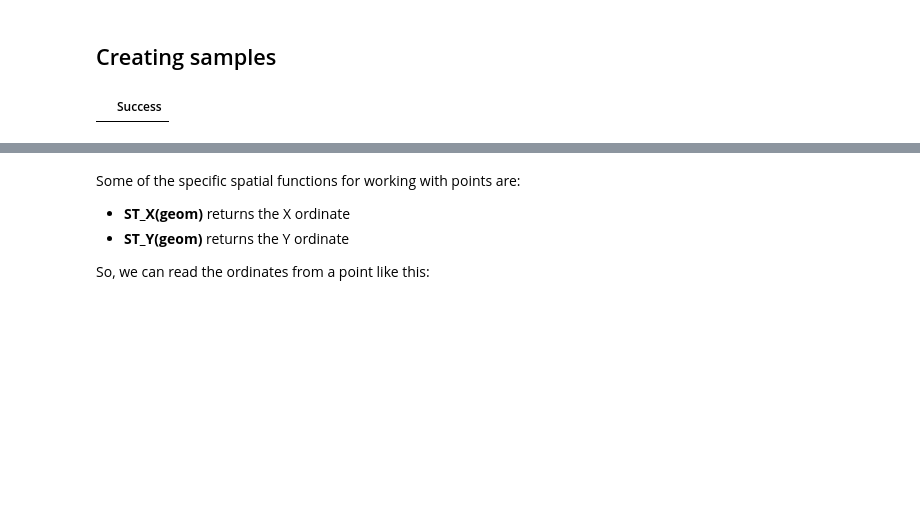
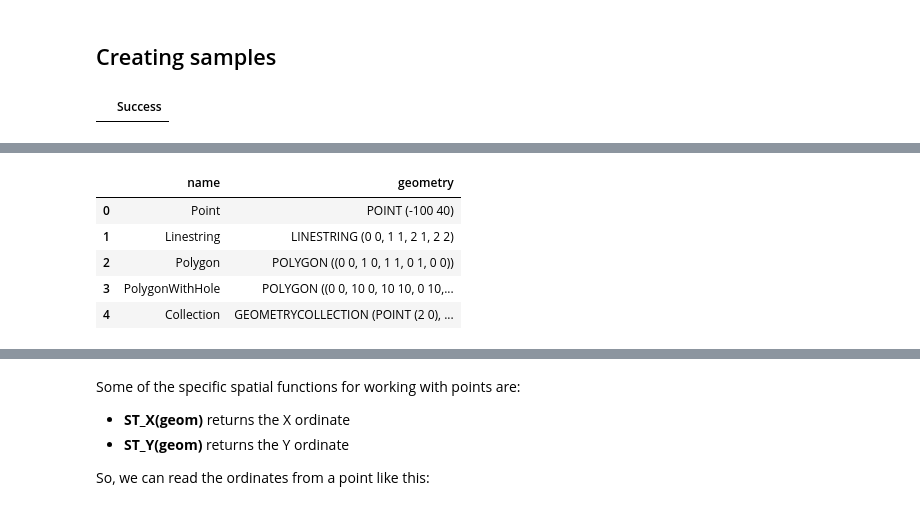
Before and after one commit to siyi-w/bsabd, a Jupyter notebook: notebooks/W03_geometries.ipynb, the cells around one changed output, grey strips where cells are left out. Drawn from its saved outputs; the diff is of its cells as text; code cells hidden in the pictures; blank space fills up the shorter version.

```diff
--- a/notebooks/W03_geometries.ipynb
+++ b/notebooks/W03_geometries.ipynb
@@ -113,5 +149,15 @@ SELECT * FROM samples;
 # %%
 con.sql("SELECT name, ST_AsText(geom) AS geometry FROM samples;")
+# %%
+%%sql
+select name, ST_ASTEXT(geom) as geometry from samples;
+# %% [output]
+|  | name | geometry |
+| 0 | Point | POINT (-100 40) |
+| 1 | Linestring | LINESTRING (0 0, 1 1, 2 1, 2 2) |
+| 2 | Polygon | POLYGON ((0 0, 1 0, 1 1, 0 1, 0 0)) |
+| 3 | PolygonWithHole | POLYGON ((0 0, 10 0, 10 10, 0 10,... |
+| 4 | Collection | GEOMETRYCOLLECTION (POINT (2 0), ... |
 # %%
 con.sql("""
 
```
Also changed, not shown: parts of 19 cells of this notebook.
